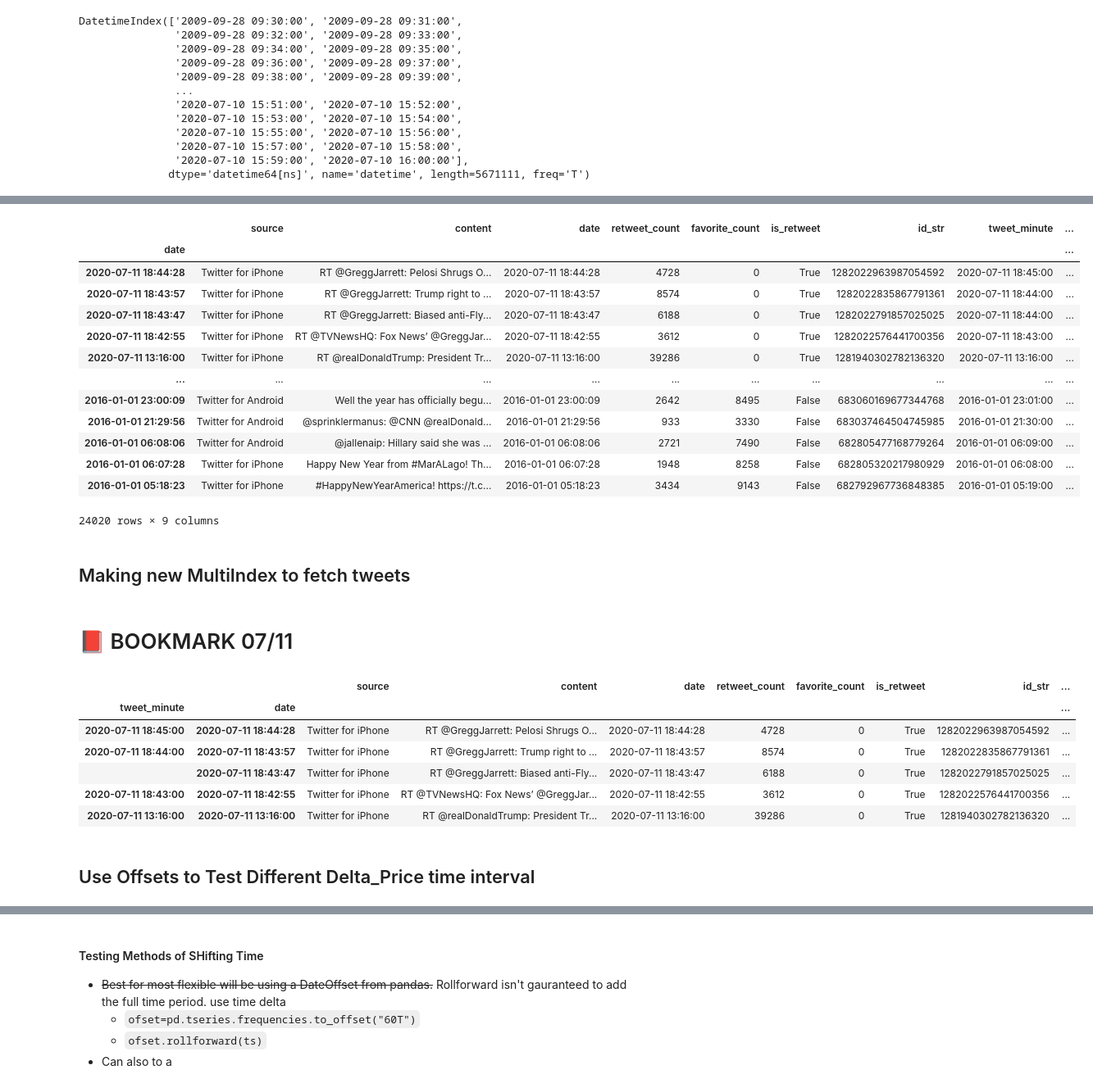
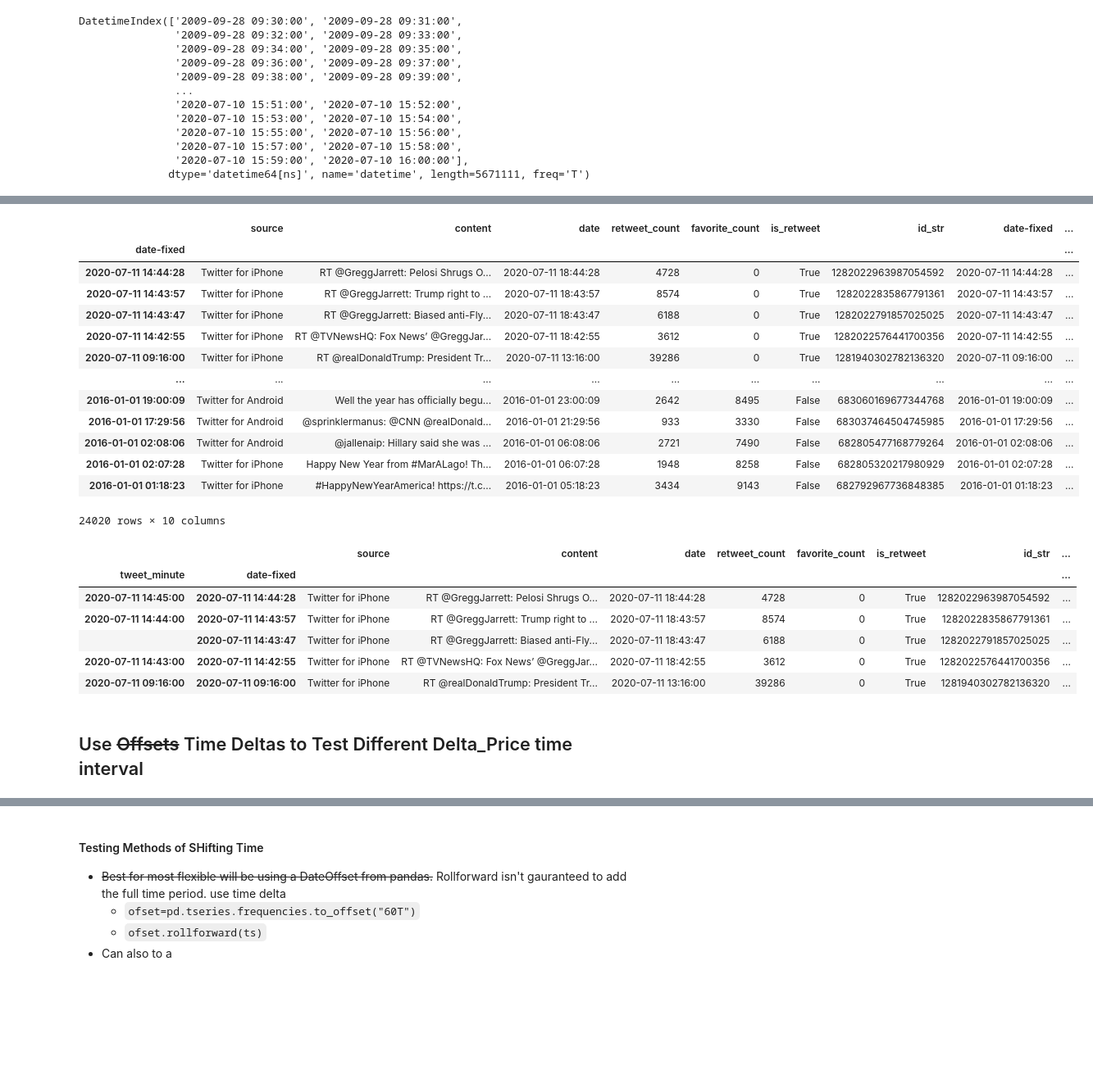
Before and after one commit to jirvingphd/capstone-project-using-trumps-tweets-to-predict-stock-market, a Jupyter notebook: Capstone_Adapted-v2-WIP.ipynb, the cells around one changed output, grey strips where cells are left out. Shown: that part at 82% size. Drawn from its saved outputs; the diff is of its cells as text; code cells hidden in the pictures; blank space fills up the shorter version.

Commit message:
New Delta Price and modeling

```diff
--- a/Capstone_Adapted-v2-WIP.ipynb
+++ b/Capstone_Adapted-v2-WIP.ipynb
@@ -264,0 +292,5 @@ DatetimeIndex(['2009-09-28 09:30:00', '2009-09-28 09:31:00',
+# %%
+## Fixing and Saving Update Times
+twitter_df['date-fixed'] = twitter_df['date'] + pd.Timedelta(hours=-4)
+twitter_df.set_index('date-fixed',inplace=True,drop=False)
+twitter_df
@@ -265,5 +312,5 @@ DatetimeIndex(['2009-09-28 09:30:00', '2009-09-28 09:31:00',
 # %%
 ## Getting the Tweet Minute by rounding up to end of the minute
-twitter_df['tweet_minute'] = twitter_df.index.to_series().dt.ceil('T')
+twitter_df['tweet_minute'] = twitter_df.index.ceil('T')
 twitter_df
 # %% [output]
@@ -301,40 +350,36 @@ DatetimeIndex(['2020-07-11 18:45:00', '2020-07-11 18:44:00',
 # %%
 ## Save Time Betweetn Tweets
-twitter_df['tweet_freq'] = twitter_df['date'].diff(-1)
+twitter_df['tweet_freq'] = twitter_df['date-fixed'].diff(-1)
 twitter_df
 # %% [output]
-|  | source | content | date | retweet_count | favorite_count | is_retweet | id_str | tweet_minute | ... |
-| date |  |  |  |  |  |  |  |  | ... |
-| 2020-07-11 18:44:28 | Twitter for iPhone | RT @GreggJarrett: Pelosi Shrugs O... | 2020-07-11 18:44:28 | 4728 | 0 | True | 1282022963987054592 | 2020-07-11 18:45:00 | ... |
-| 2020-07-11 18:43:57 | Twitter for iPhone | RT @GreggJarrett: Trump right to ... | 2020-07-11 18:43:57 | 8574 | 0 | True | 1282022835867791361 | 2020-07-11 18:44:00 | ... |
-| 2020-07-11 18:43:47 | Twitter for iPhone | RT @GreggJarrett: Biased anti-Fly... | 2020-07-11 18:43:47 | 6188 | 0 | True | 1282022791857025025 | 2020-07-11 18:44:00 | ... |
-| 2020-07-11 18:42:55 | Twitter for iPhone | RT @TVNewsHQ: Fox News’ @GreggJar... | 2020-07-11 18:42:55 | 3612 | 0 | True | 1282022576441700356 | 2020-07-11 18:43:00 | ... |
-| 2020-07-11 13:16:00 | Twitter for iPhone | RT @realDonaldTrump: President Tr... | 2020-07-11 13:16:00 | 39286 | 0 | True | 1281940302782136320 | 2020-07-11 13:16:00 | ... |
+|  | source | content | date | retweet_count | favorite_count | is_retweet | id_str | date-fixed | ... |
+| date-fixed |  |  |  |  |  |  |  |  | ... |
+| 2020-07-11 14:44:28 | Twitter for iPhone | RT @GreggJarrett: Pelosi Shrugs O... | 2020-07-11 18:44:28 | 4728 | 0 | True | 1282022963987054592 | 2020-07-11 14:44:28 | ... |
+| 2020-07-11 14:43:57 | Twitter for iPhone | RT @GreggJarrett: Trump right to ... | 2020-07-11 18:43:57 | 8574 | 0 | True | 1282022835867791361 | 2020-07-11 14:43:57 | ... |
+| 2020-07-11 14:43:47 | Twitter for iPhone | RT @GreggJarrett: Biased anti-Fly... | 2020-07-11 18:43:47 | 6188 | 0 | True | 1282022791857025025 | 2020-07-11 14:43:47 | ... |
+| 2020-07-11 14:42:55 | Twitter for iPhone | RT @TVNewsHQ: Fox News’ @GreggJar... | 2020-07-11 18:42:55 | 3612 | 0 | True | 1282022576441700356 | 2020-07-11 14:42:55 | ... |
+| 2020-07-11 09:16:00 | Twitter for iPhone | RT @realDonaldTrump: President Tr... | 2020-07-11 13:16:00 | 39286 | 0 | True | 1281940302782136320 | 2020-07-11 09:16:00 | ... |
 | ... | ... | ... | ... | ... | ... | ... | ... | ... | ... |
-| 2016-01-01 23:00:09 | Twitter for Android | Well the year has officially begu... | 2016-01-01 23:00:09 | 2642 | 8495 | False | 683060169677344768 | 2016-01-01 23:01:00 | ... |
-| 2016-01-01 21:29:56 | Twitter for Android | @sprinklermanus: @CNN @realDonald... | 2016-01-01 21:29:56 | 933 | 3330 | False | 683037464504745985 | 2016-01-01 21:30:00 | ... |
-| 2016-01-01 06:08:06 | Twitter for Android | @jallenaip: Hillary said she was ... | 2016-01-01 06:08:06 | 2721 | 7490 | False | 682805477168779264 | 2016-01-01 06:09:00 | ... |
-| 2016-01-01 06:07:28 | Twitter for iPhone | Happy New Year from #MarALago! Th... | 2016-01-01 06:07:28 | 1948 | 8258 | False | 682805320217980929 | 2016-01-01 06:08:00 | ... |
-| 2016-01-01 05:18:23 | Twitter for iPhone | #HappyNewYearAmerica! https://t.c... | 2016-01-01 05:18:23 | 3434 | 9143 | False | 682792967736848385 | 2016-01-01 05:19:00 | ... |
+| 2016-01-01 19:00:09 | Twitter for Android | Well the year has officially begu... | 2016-01-01 23:00:09 | 2642 | 8495 | False | 683060169677344768 | 2016-01-01 19:00:09 | ... |
+| 2016-01-01 17:29:56 | Twitter for Android | @sprinklermanus: @CNN @realDonald... | 2016-01-01 21:29:56 | 933 | 3330 | False | 683037464504745985 | 2016-01-01 17:29:56 | ... |
+| 2016-01-01 02:08:06 | Twitter for Android | @jallenaip: Hillary said she was ... | 2016-01-01 06:08:06 | 2721 | 7490 | False | 682805477168779264 | 2016-01-01 02:08:06 | ... |
+| 2016-01-01 02:07:28 | Twitter for iPhone | Happy New Year from #MarALago! Th... | 2016-01-01 06:07:28 | 1948 | 8258 | False | 682805320217980929 | 2016-01-01 02:07:28 | ... |
+| 2016-01-01 01:18:23 | Twitter for iPhone | #HappyNewYearAmerica! https://t.c... | 2016-01-01 05:18:23 | 3434 | 9143 | False | 682792967736848385 | 2016-01-01 01:18:23 | ... |
-24020 rows × 9 columns
+24020 rows × 10 columns
-# %% [markdown]
-## Making new MultiIndex to fetch tweets
-# %% [markdown]
-# 📕 BOOKMARK 07/11
 # %%
 ## Set MultiIndex to Easily View Rapid Tweets
-twitter_ts = twitter_df.set_index(['tweet_minute','date',],drop=False).copy()
+twitter_ts = twitter_df.set_index(['tweet_minute','date-fixed',],drop=False).copy()
 twitter_ts.head()
 # %% [output]
 |  |  | source | content | date | retweet_count | favorite_count | is_retweet | id_str | ... |
-| tweet_minute | date |  |  |  |  |  |  |  | ... |
-| 2020-07-11 18:45:00 | 2020-07-11 18:44:28 | Twitter for iPhone | RT @GreggJarrett: Pelosi Shrugs O... | 2020-07-11 18:44:28 | 4728 | 0 | True | 1282022963987054592 | ... |
-| 2020-07-11 18:44:00 | 2020-07-11 18:43:57 | Twitter for iPhone | RT @GreggJarrett: Trump right to ... | 2020-07-11 18:43:57 | 8574 | 0 | True | 1282022835867791361 | ... |
-|  | 2020-07-11 18:43:47 | Twitter for iPhone | RT @GreggJarrett: Biased anti-Fly... | 2020-07-11 18:43:47 | 6188 | 0 | True | 1282022791857025025 | ... |
-| 2020-07-11 18:43:00 | 2020-07-11 18:42:55 | Twitter for iPhone | RT @TVNewsHQ: Fox News’ @GreggJar... | 2020-07-11 18:42:55 | 3612 | 0 | True | 1282022576441700356 | ... |
-| 2020-07-11 13:16:00 | 2020-07-11 13:16:00 | Twitter for iPhone | RT @realDonaldTrump: President Tr... | 2020-07-11 13:16:00 | 39286 | 0 | True | 1281940302782136320 | ... |
+| tweet_minute | date-fixed |  |  |  |  |  |  |  | ... |
+| 2020-07-11 14:45:00 | 2020-07-11 14:44:28 | Twitter for iPhone | RT @GreggJarrett: Pelosi Shrugs O... | 2020-07-11 18:44:28 | 4728 | 0 | True | 1282022963987054592 | ... |
+| 2020-07-11 14:44:00 | 2020-07-11 14:43:57 | Twitter for iPhone | RT @GreggJarrett: Trump right to ... | 2020-07-11 18:43:57 | 8574 | 0 | True | 1282022835867791361 | ... |
+|  | 2020-07-11 14:43:47 | Twitter for iPhone | RT @GreggJarrett: Biased anti-Fly... | 2020-07-11 18:43:47 | 6188 | 0 | True | 1282022791857025025 | ... |
+| 2020-07-11 14:43:00 | 2020-07-11 14:42:55 | Twitter for iPhone | RT @TVNewsHQ: Fox News’ @GreggJar... | 2020-07-11 18:42:55 | 3612 | 0 | True | 1282022576441700356 | ... |
+| 2020-07-11 09:16:00 | 2020-07-11 09:16:00 | Twitter for iPhone | RT @realDonaldTrump: President Tr... | 2020-07-11 13:16:00 | 39286 | 0 | True | 1281940302782136320 | ... |
 # %%
 # twitter_ts[twitter_ts.duplicated(keep=False,subset=['tweet_minute'])]
 # %% [markdown]
-## Use Offsets to Test Different Delta_Price time interval
+## Use ~~Offsets~~ Time Deltas to Test Different Delta_Price time interval
 # %%
```
Also changed, not shown: parts of 86 cells of this notebook, 1 other file.
